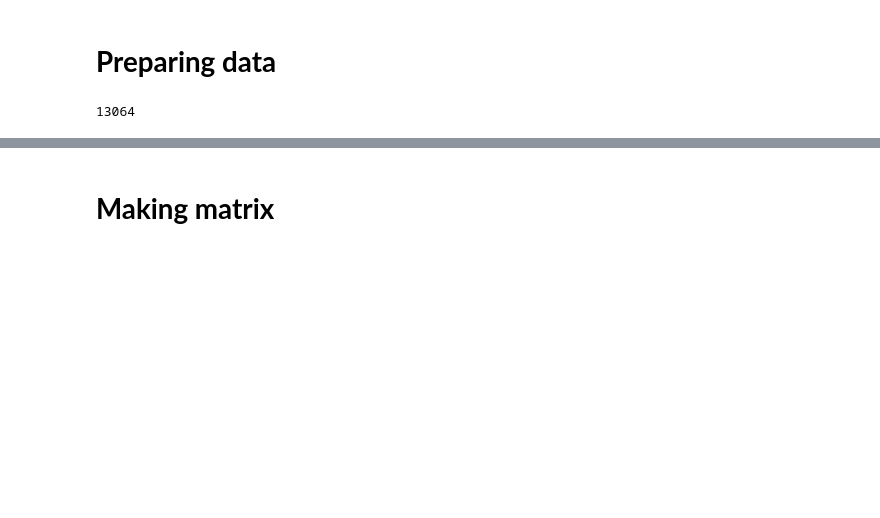
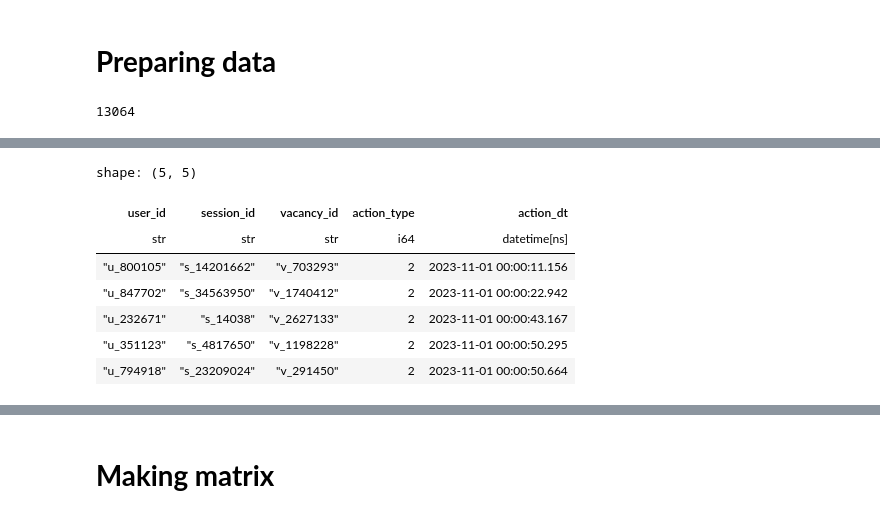
Before and after one commit to Sinagoga/hse_project, a Jupyter notebook: hh_start.ipynb, the cells around one changed output, grey strips where cells are left out. Saved outputs shown, nothing was run; the diff lists cells and outputs as text; code cells hidden in the pictures; blank space fills up the shorter version.

```diff
--- a/hh_start.ipynb
+++ b/hh_start.ipynb
@@ -152,3 +143,14 @@ train = train.filter(pl.col("vacancy_id").is_in(vac_df["vacancy_id"]))
+# %%
+train.head()
+# %% [output]
+shape: (5, 5)
+| user_id | session_id | vacancy_id | action_type | action_dt |
+| str | str | str | i64 | datetime[ns] |
+| "u_800105" | "s_14201662" | "v_703293" | 2 | 2023-11-01 00:00:11.156 |
+| "u_847702" | "s_34563950" | "v_1740412" | 2 | 2023-11-01 00:00:22.942 |
+| "u_232671" | "s_14038" | "v_2627133" | 2 | 2023-11-01 00:00:43.167 |
+| "u_351123" | "s_4817650" | "v_1198228" | 2 | 2023-11-01 00:00:50.295 |
+| "u_794918" | "s_23209024" | "v_291450" | 2 | 2023-11-01 00:00:50.664 |
 # %%
 train.shape
 # %% [output]
```
Also changed, not shown: parts of 18 cells of this notebook.
